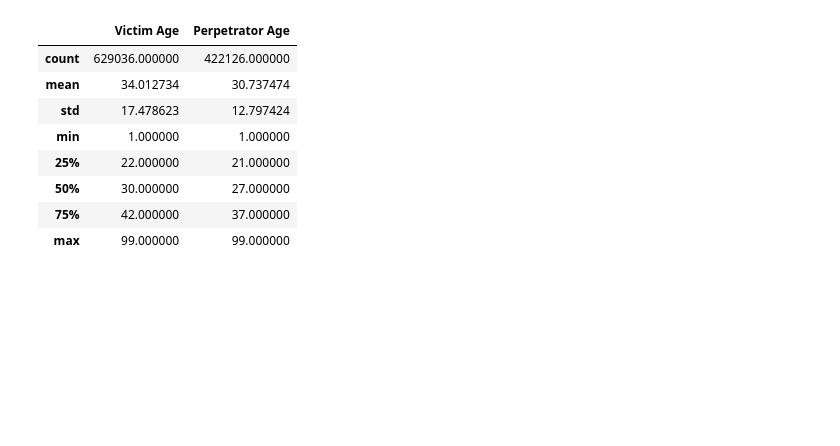
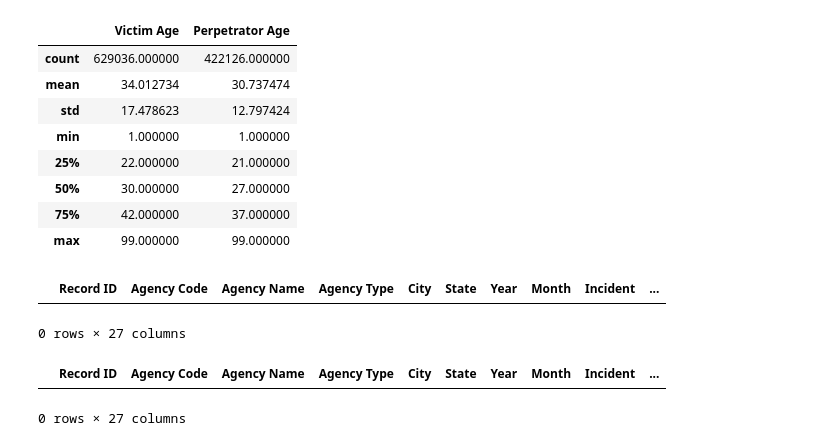
Before and after one commit to Kriti-kapil08/homicide-data-analysis, a Jupyter notebook: homicides analysis.ipynb, the cells around one changed output. Cells and saved outputs as stored; diff of their text form; code cells hidden in the pictures; blank space fills up the shorter version.

```diff
--- a/homicides analysis.ipynb
+++ b/homicides analysis.ipynb
@@ -290,3 +290,13 @@ df[['Victim Age', 'Perpetrator Age']].describe()
 | max | 99.000000 | 99.000000 |
 # %%
 df.loc[df['Perpetrator Age'] > 100, 'Perpetrator Age'] = np.nan
+# %%
+df[df['Victim Age'] > 100]
+# %% [output]
+|  | Record ID | Agency Code | Agency Name | Agency Type | City | State | Year | Month | Incident | ... |
+0 rows × 27 columns
+# %%
+df[df['Perpetrator Age'] > 100]
+# %% [output]
+|  | Record ID | Agency Code | Agency Name | Agency Type | City | State | Year | Month | Incident | ... |
+0 rows × 27 columns
```
Also changed, not shown: parts of 4 cells of this notebook.
